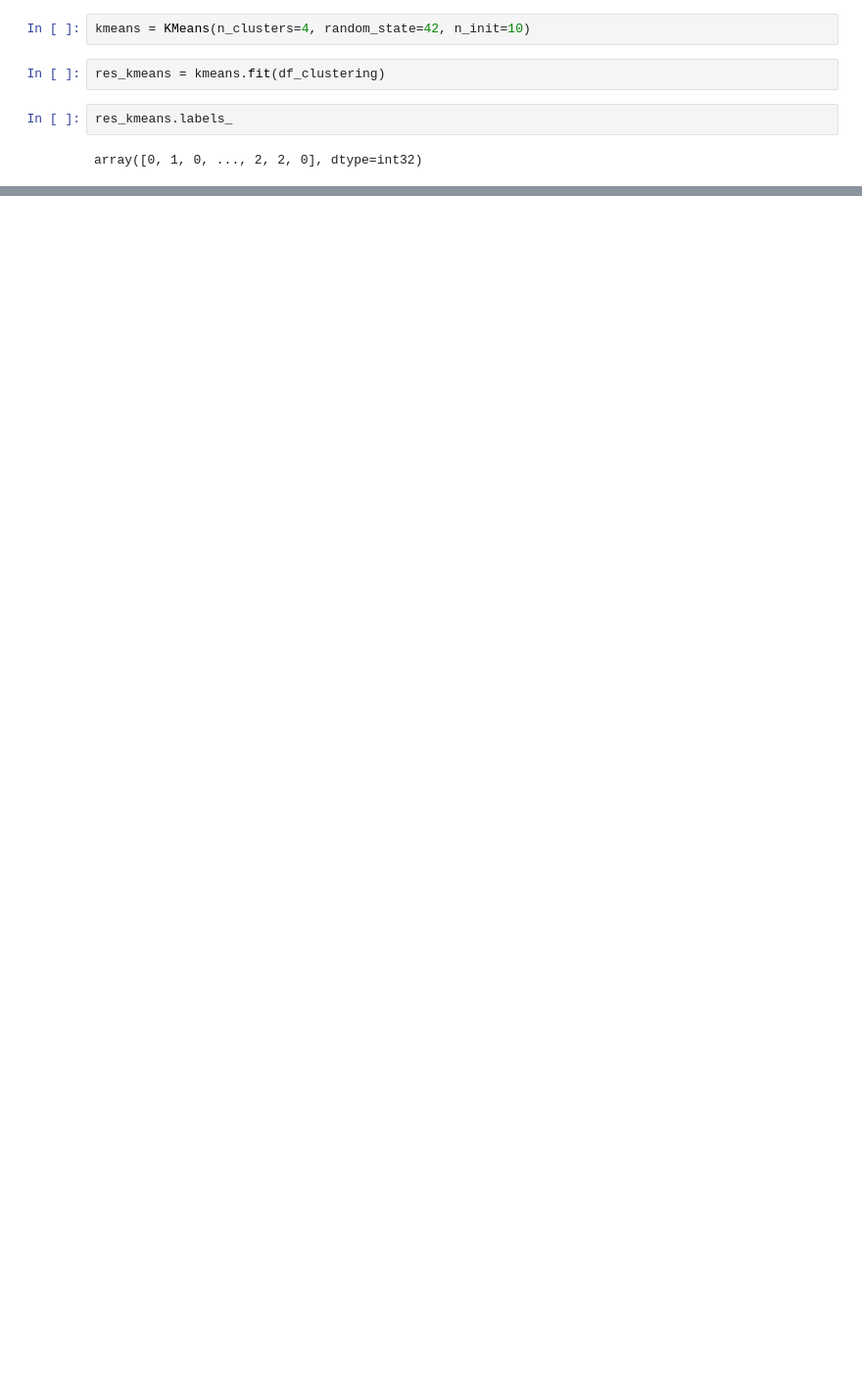
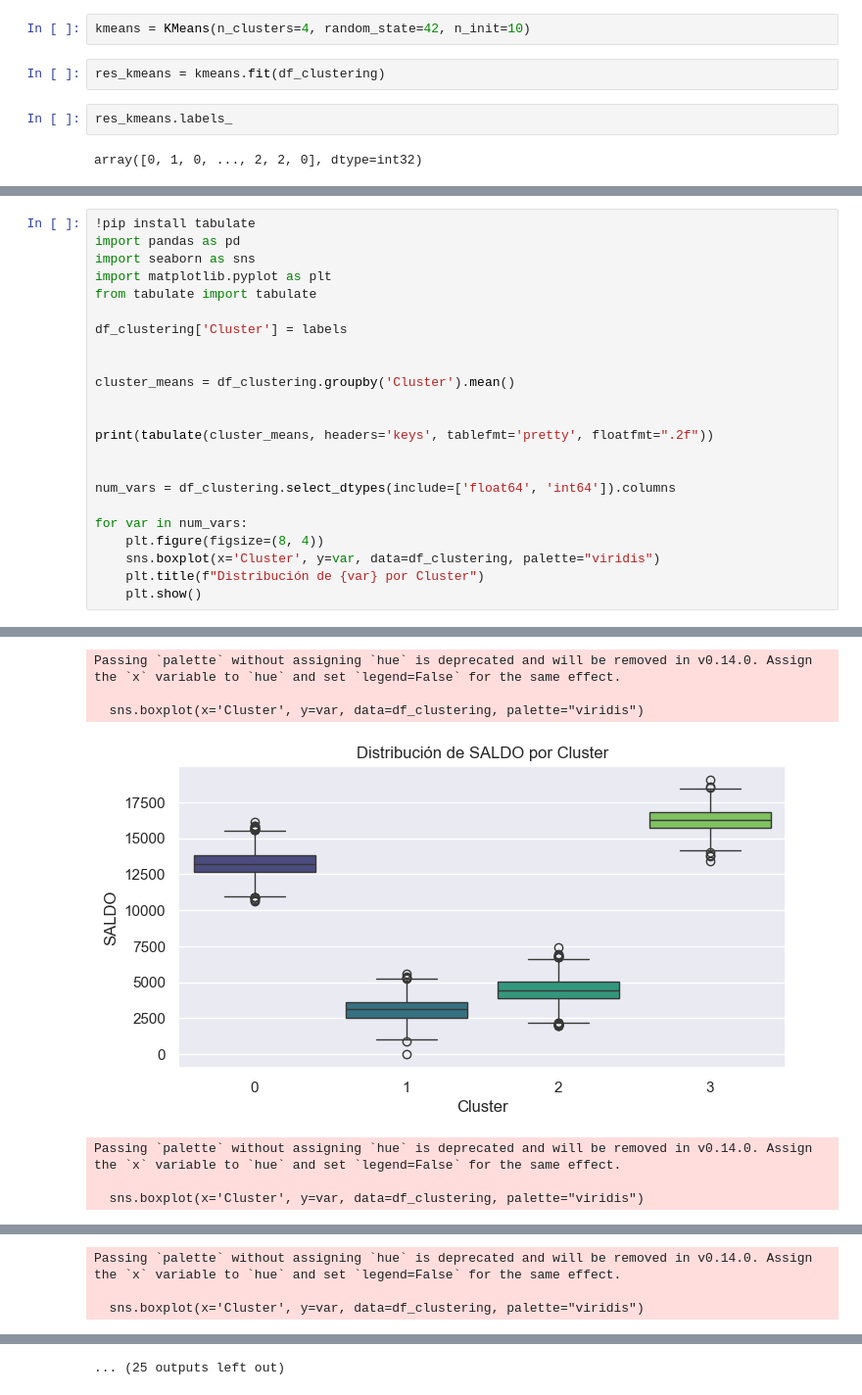
Before and after one commit to Jdpf28/Lab-2, a Jupyter notebook: lab2.ipynb, the cells around one changed output, grey strips where cells are left out. Shown at 98% size. Saved outputs shown, nothing was run; the diff lists cells and outputs as text; blank space fills up the shorter version.

```diff
--- a/lab2.ipynb
+++ b/lab2.ipynb
@@ -338,0 +661,24 @@ array([0, 1, 0, ..., 2, 2, 0], dtype=int32)
+# %%
+!pip install tabulate
+import pandas as pd
+import seaborn as sns
+import matplotlib.pyplot as plt
+from tabulate import tabulate
+
+df_clustering['Cluster'] = labels
+
+
+cluster_means = df_clustering.groupby('Cluster').mean()
+
+
+print(tabulate(cluster_means, headers='keys', tablefmt='pretty', floatfmt=".2f"))
+
+
+num_vars = df_clustering.select_dtypes(include=['float64', 'int64']).columns
+
+for var in num_vars:
+    plt.figure(figsize=(8, 4))
+    sns.boxplot(x='Cluster', y=var, data=df_clustering, palette="viridis")
+    plt.title(f"Distribución de {var} por Cluster")
+    plt.show()
+# %% [output]
@@ -338,0 +694,7 @@ array([0, 1, 0, ..., 2, 2, 0], dtype=int32)
+Passing `palette` without assigning `hue` is deprecated and will be removed in v0.14.0. Assign the `x` variable to `hue` and set `legend=False` for the same effect.
+
+  sns.boxplot(x='Cluster', y=var, data=df_clustering, palette="viridis")
+[figure, added]
+Passing `palette` without assigning `hue` is deprecated and will be removed in v0.14.0. Assign the `x` variable to `hue` and set `legend=False` for the same effect.
+
+  sns.boxplot(x='Cluster', y=var, data=df_clustering, palette="viridis")
@@ -338,0 +702,3 @@ array([0, 1, 0, ..., 2, 2, 0], dtype=int32)
+Passing `palette` without assigning `hue` is deprecated and will be removed in v0.14.0. Assign the `x` variable to `hue` and set `legend=False` for the same effect.
+
+  sns.boxplot(x='Cluster', y=var, data=df_clustering, palette="viridis")
@@ -338,0 +717 @@ array([0, 1, 0, ..., 2, 2, 0], dtype=int32)
+... (25 outputs left out)
```
Also changed, not shown: parts of 42 cells of this notebook.
